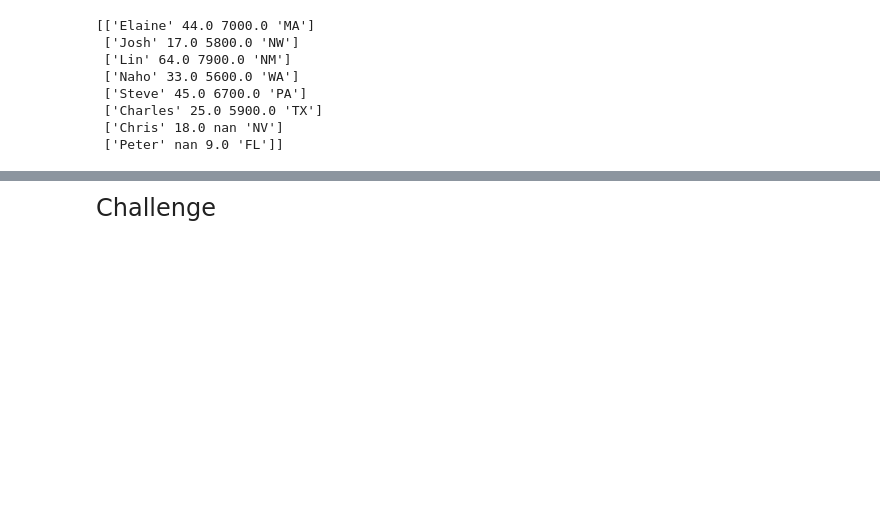
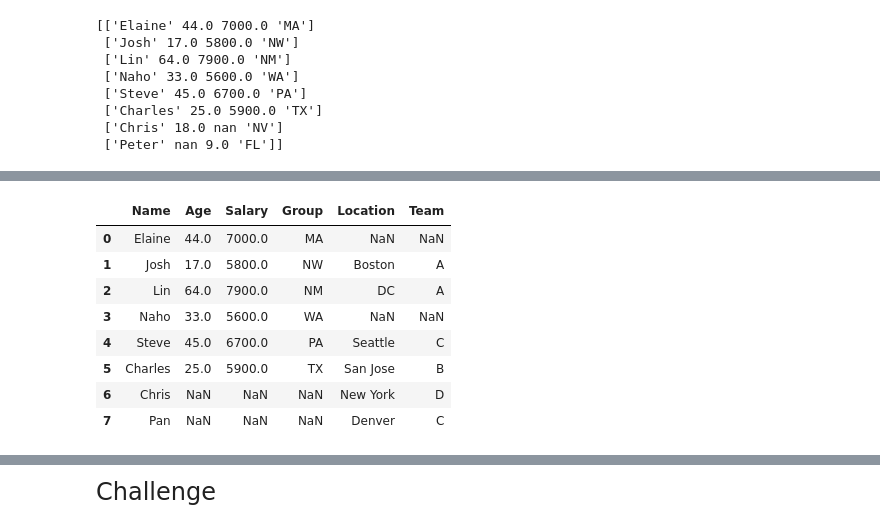
Before and after one commit to whunt1965/CS506-Fall2021, a Jupyter notebook: 07-pandas/pandas_exercise.ipynb, the cells around one changed output, grey strips where cells are left out. Drawn from its saved outputs; the diff is of its cells as text; code cells hidden in the pictures; blank space fills up the shorter version.

```diff
--- a/07-pandas/pandas_exercise.ipynb
+++ b/07-pandas/pandas_exercise.ipynb
@@ -184,0 +220,13 @@ print(df_new.values)
+# %%
+# Merging two tables using union of keys from both frames
+pd.merge(df_left, df_right,how="outer")
+# %% [output]
+|  | Name | Age | Salary | Group | Location | Team |
+| 0 | Elaine | 44.0 | 7000.0 | MA | NaN | NaN |
+| 1 | Josh | 17.0 | 5800.0 | NW | Boston | A |
+| 2 | Lin | 64.0 | 7900.0 | NM | DC | A |
+| 3 | Naho | 33.0 | 5600.0 | WA | NaN | NaN |
+| 4 | Steve | 45.0 | 6700.0 | PA | Seattle | C |
+| 5 | Charles | 25.0 | 5900.0 | TX | San Jose | B |
+| 6 | Chris | NaN | NaN | NaN | New York | D |
+| 7 | Pan | NaN | NaN | NaN | Denver | C |
```
Also changed, not shown: parts of 6 cells of this notebook.
